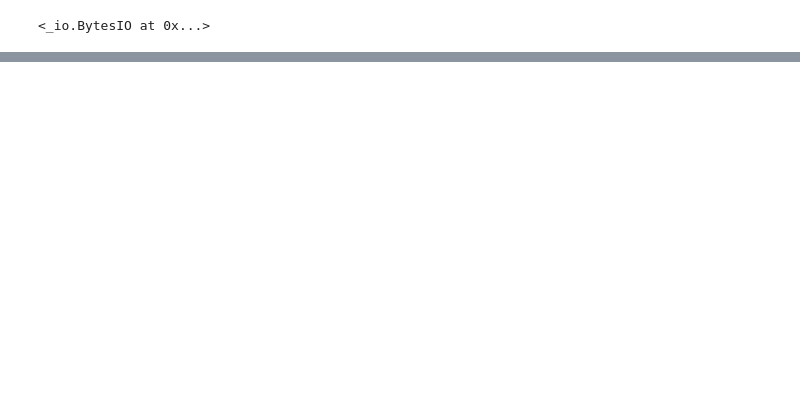
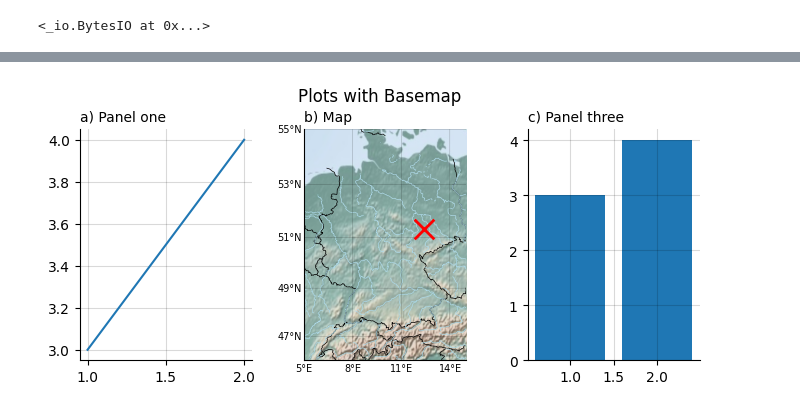
Before and after one commit to mschroen/figurex, a Jupyter notebook: examples.ipynb, the cells around one changed output, grey strips where cells are left out. Saved outputs shown, nothing was run; the diff lists cells and outputs as text; code cells hidden in the pictures; blank space fills up the shorter version.

```diff
--- a/examples.ipynb
+++ b/examples.ipynb
@@ -75,0 +86,21 @@ with Figure(
+# %%
+from figurex import Basemap
+
+with Figure("Plots with Basemap", layout=(1,3), size=(8,3)):
+    with Panel("a) Panel one") as ax:
+        ax.plot([1,2],[3,4])
+    with Basemap(
+        "b) Map",
+        extent=(5,15,46,55),
+        x_range=(5,15,3),
+        y_range=(47,56,2),
+        features = ["ocean", "countries", "rivers"],
+        tiles="relief"
+    ) as Map:
+        x,y = Map(12.385, 51.331)
+        Map.scatter(x, y,  marker="x", zorder=20, color="r", s=200, lw=2)
+
+    with Panel("c) Panel three") as ax:
+        ax.bar([1,2],[3,4])
+# %% [output]
+[figure, added]
```
Also changed, not shown: parts of 9 cells of this notebook, 10 other files.
